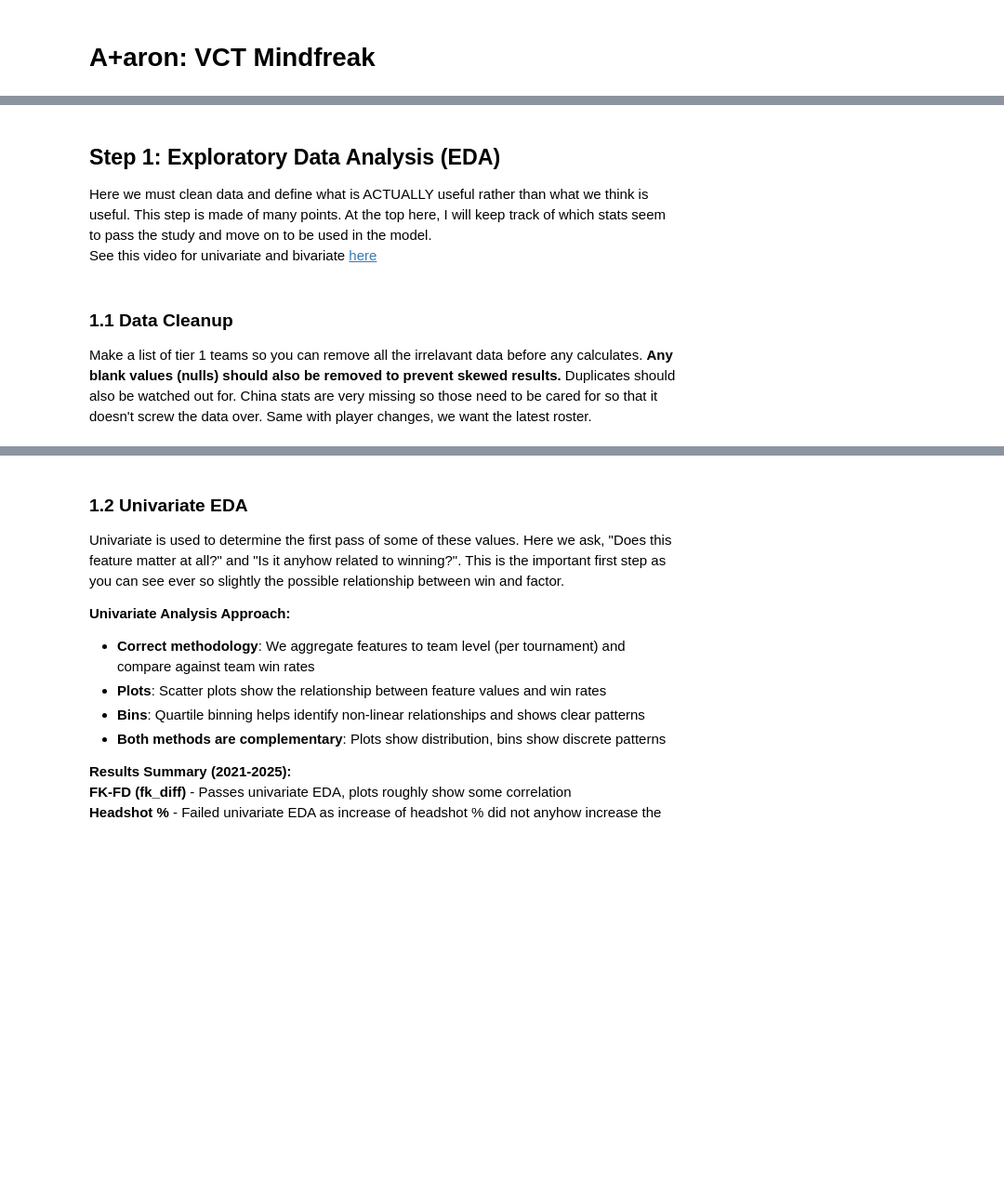
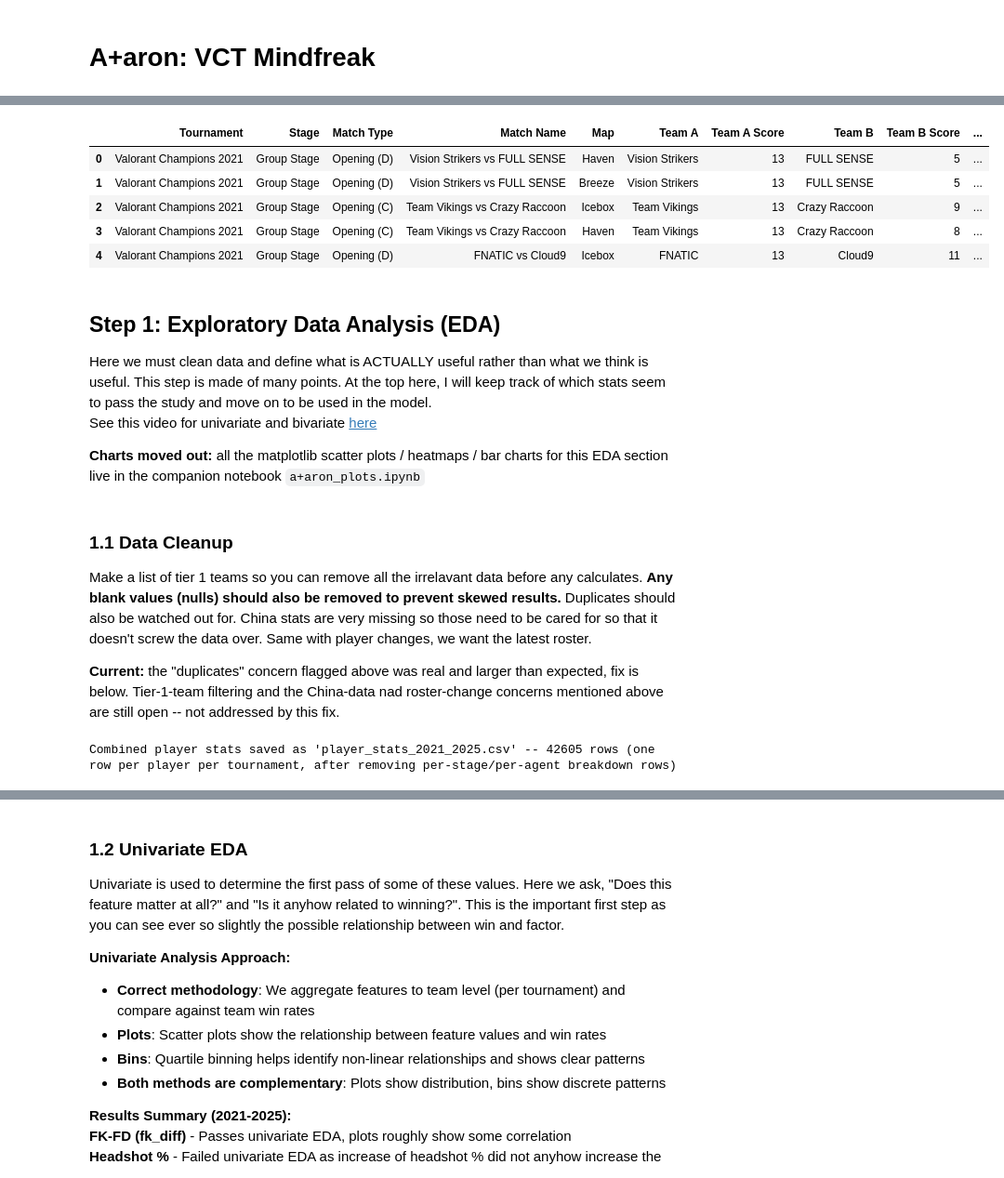
Before and after one commit to extraordinaryEmily/aaron-vct, a Jupyter notebook: a+aron.ipynb, the cells around one changed output, grey strips where cells are left out. Shown at 93% size. Saved outputs shown, nothing was run; the diff lists cells and outputs as text; code cells hidden in the pictures; blank space fills up the shorter version.

```diff
--- a/a+aron.ipynb
+++ b/a+aron.ipynb
@@ -40,8 +90,7 @@ Requirement already satisfied: scipy in C:\Users\noble\AppData\Local\Packages\Py
 import pandas as pd
 import numpy as np
 
-# Consider all years
-years = [2021, 2022, 2023, 2024, 2025]
+# Uses DATA_YEARS detected in the shared config cell above.
 
 # Columns to drop
 drop_cols = [
@@ -55,36 +104,46 @@ drop_cols = [
 
 matches = []
 
-for year in years:
-    path = f"./vct_{year}/matches/maps_scores.csv"
+for year in DATA_YEARS:
+    path = os.path.join(root_path, f"vct_{year}/matches/maps_scores.csv")
+    if not os.path.exists(path):
+        print(f"  [skip] {path} not found yet")
+        continue
     df = pd.read_csv(path)
 
     df = df.drop(columns=drop_cols, errors='ignore')
 
     # Compute wins if not already done
     df['team_a_win'] = (df['Team A Score'] > df['Team B Score']).astype(int)
     df['team_b_win'] = (df['Team B Score'] > df['Team A Score']).astype(int)
 
     # Convert to long format
     df_long = pd.concat([
         df.assign(team=df['Team A'],
                   score=df['Team A Score'],
                   opponent=df['Team B'],
                   opponent_score=df['Team B Score'],
                   win=df['team_a_win']),
         df.assign(team=df['Team B'],
                   score=df['Team B Score'],
                   opponent=df['Team A'],
                   opponent_score=df['Team A Score'],
                   win=df['team_b_win'])
     ], ignore_index=True)
 
     # Add year/tournament column if needed
     df_long['Year'] = year
 
     matches.append(df_long)
 
 # Combine all years
 all_matches = pd.concat(matches, ignore_index=True)
 matches[0].head()
+# %% [output]
+|  | Tournament | Stage | Match Type | Match Name | Map | Team A | Team A Score | Team B | Team B Score | ... |
+| 0 | Valorant Champions 2021 | Group Stage | Opening (D) | Vision Strikers vs FULL SENSE | Haven | Vision Strikers | 13 | FULL SENSE | 5 | ... |
+| 1 | Valorant Champions 2021 | Group Stage | Opening (D) | Vision Strikers vs FULL SENSE | Breeze | Vision Strikers | 13 | FULL SENSE | 5 | ... |
+| 2 | Valorant Champions 2021 | Group Stage | Opening (C) | Team Vikings vs Crazy Raccoon | Icebox | Team Vikings | 13 | Crazy Raccoon | 9 | ... |
+| 3 | Valorant Champions 2021 | Group Stage | Opening (C) | Team Vikings vs Crazy Raccoon | Haven | Team Vikings | 13 | Crazy Raccoon | 8 | ... |
+| 4 | Valorant Champions 2021 | Group Stage | Opening (D) | FNATIC vs Cloud9 | Icebox | FNATIC | 13 | Cloud9 | 11 | ... |
 # %%
@@ -115,13 +171,16 @@ import os
 ## Step 1: Exploratory Data Analysis (EDA)
 Here we must clean data and define what is ACTUALLY useful rather than what we think is useful. This step is made of many points. At the top here, I will keep track of which stats seem to pass the study and move on to be used in the model.
 See this video for univariate and bivariate [here](https://www.youtube.com/watch?v=JG8GRlMjp3c)
+
+**Charts moved out:** all the matplotlib scatter plots / heatmaps / bar charts for this EDA section live in the companion notebook `a+aron_plots.ipynb`
 # %% [markdown]
 ### 1.1 Data Cleanup
 Make a list of tier 1 teams so you can remove all the irrelavant data before any calculates. **Any blank values (nulls) should also be removed to prevent skewed results.** Duplicates should also be watched out for. China stats are very missing so those need to be cared for so that it doesn't screw the data over. Same with player changes, we want the latest roster.
+
+**Current:** the "duplicates" concern flagged above was real and larger than expected, fix is below. Tier-1-team filtering and the China-data nad roster-change concerns mentioned above are still open -- not addressed by this fix.
 # %%
 # Player stats
-root_path = "./"
-years = range(2021, 2026)
+# root_path, DATA_YEARS, DATA_VERSION come from the shared config cell above
 
 drop_cols = [
     'Rounds Played',
@@ -141,10 +200,24 @@ drop_cols = [
 ]
 
 all_players = []
-for year in years:
+for year in DATA_YEARS:
     file_path = os.path.join(root_path, f"vct_{year}/players_stats/players_stats.csv")
     if os.path.exists(file_path):
         df = pd.read_csv(file_path)
+
+        # Prefer the tournament-wide rollup rows...
+        allstage = df[(df['Stage'] == 'All Stages') & (df['Match Type'] == 'All Match Types')]
+        # ...falling back to whatever a player DOES have if they're missing that rollup entirely
+        covered = set(zip(allstage['Tournament'], allstage['Teams'], allstage['Player']))
+        key_tuples = list(zip(df['Tournament'], df['Teams'], df['Player']))
+        fallback = df[[k not in covered for k in key_tuples]]
+        df = pd.concat([allstage, fallback])
+
+        # Within whatever's left, keep only the single row combining ALL agents a player used
+        # (the row with the most Rounds Played -- the per-single-agent rows are subsets of it).
+        df = df.sort_values('Rounds Played').drop_duplicates(
+            subset=['Tournament', 'Teams', 'Player'], keep='last'
+        )
 
         # Compute kda and fk_diff
         df['kda'] = (df['Kills'] + df['Assists']) / df['Deaths'].replace(0, 1)  # avoid division by 0
@@ -163,11 +236,16 @@ for year in years:
 # Combine all years
 player_stats_all = pd.concat(all_players, ignore_index=True)
 
-# Save to CSV at root
-player_stats_all.to_csv("player_stats_2021_2025.csv", index=False)
+# Safety net: if this cell is ever re-run without restarting the kernel (a common Jupyter mistake),
+# don't let leftover appended rows from a previous run silently double the data.
+player_stats_all = player_stats_all.drop_duplicates(subset=['Tournament', 'Teams', 'Player', 'Year'])
 
-print("Combined player stats saved as 'player_stats_2021_2025.csv'")
-#player_stats.describe()
-#player_stats.info()
+# Save to CSV at root (filename tracks whatever years were actually detected)
+player_stats_all.to_csv(f"player_stats_{DATA_VERSION}.csv", index=False)
+
+print(f"Combined player stats saved as 'player_stats_{DATA_VERSION}.csv' -- {len(player_stats_all)} rows "
+      f"(one row per player per tournament, after removing per-stage/per-agent breakdown rows)")
+# %% [output]
+Combined player stats saved as 'player_stats_2021_2025.csv' -- 42605 rows (one row per player per tournament, after removing per-stage/per-agent breakdown rows)
 # %%
 # Eco
```
Also changed, not shown: parts of 70 cells of this notebook, 1 other file.
